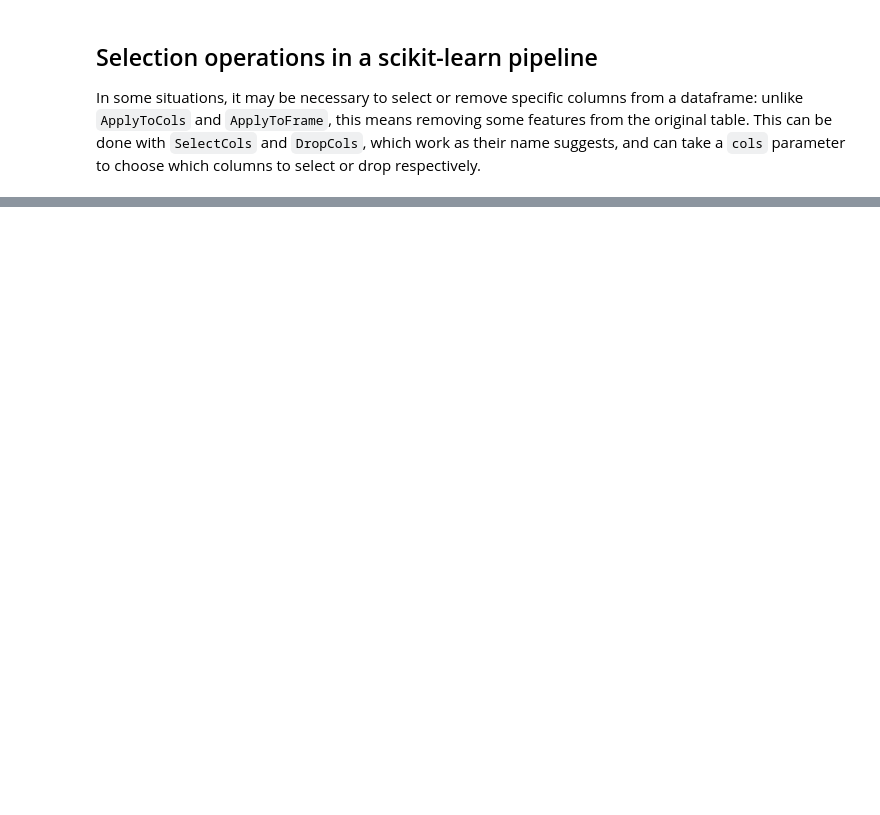
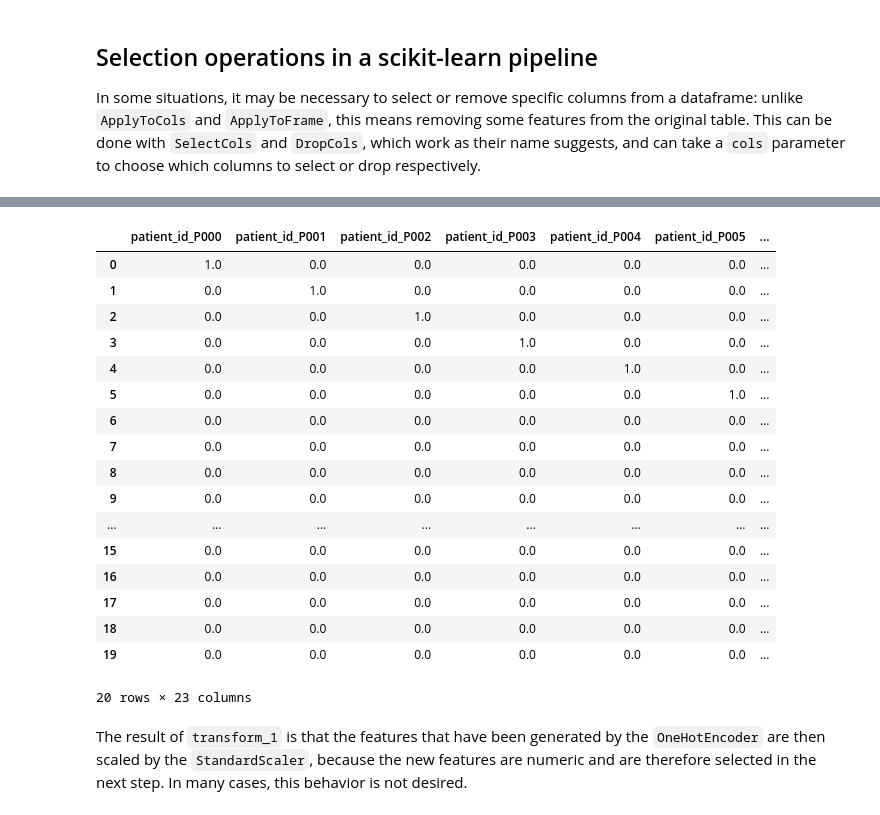
Before and after one commit to skrub-data/skrub-tutorials, a Jupyter notebook: content/notebooks/03_feat_eng_apply.ipynb, the cells around one changed output, grey strips where cells are left out. Drawn from its saved outputs; the diff is of its cells as text; code cells hidden in the pictures; blank space fills up the shorter version.

```diff
--- a/content/notebooks/03_feat_eng_apply.ipynb
+++ b/content/notebooks/03_feat_eng_apply.ipynb
@@ -126,0 +288,27 @@ which columns to select or drop respectively.
+# %%
+transform_2 = make_pipeline(scale, encode)
+transform_2.fit_transform(df)
+# %% [output]
+|  | patient_id_P000 | patient_id_P001 | patient_id_P002 | patient_id_P003 | patient_id_P004 | patient_id_P005 | ... |
+| 0 | 1.0 | 0.0 | 0.0 | 0.0 | 0.0 | 0.0 | ... |
+| 1 | 0.0 | 1.0 | 0.0 | 0.0 | 0.0 | 0.0 | ... |
+| 2 | 0.0 | 0.0 | 1.0 | 0.0 | 0.0 | 0.0 | ... |
+| 3 | 0.0 | 0.0 | 0.0 | 1.0 | 0.0 | 0.0 | ... |
+| 4 | 0.0 | 0.0 | 0.0 | 0.0 | 1.0 | 0.0 | ... |
+| 5 | 0.0 | 0.0 | 0.0 | 0.0 | 0.0 | 1.0 | ... |
+| 6 | 0.0 | 0.0 | 0.0 | 0.0 | 0.0 | 0.0 | ... |
+| 7 | 0.0 | 0.0 | 0.0 | 0.0 | 0.0 | 0.0 | ... |
+| 8 | 0.0 | 0.0 | 0.0 | 0.0 | 0.0 | 0.0 | ... |
+| 9 | 0.0 | 0.0 | 0.0 | 0.0 | 0.0 | 0.0 | ... |
+| ... | ... | ... | ... | ... | ... | ... | ... |
+| 15 | 0.0 | 0.0 | 0.0 | 0.0 | 0.0 | 0.0 | ... |
+| 16 | 0.0 | 0.0 | 0.0 | 0.0 | 0.0 | 0.0 | ... |
+| 17 | 0.0 | 0.0 | 0.0 | 0.0 | 0.0 | 0.0 | ... |
+| 18 | 0.0 | 0.0 | 0.0 | 0.0 | 0.0 | 0.0 | ... |
+| 19 | 0.0 | 0.0 | 0.0 | 0.0 | 0.0 | 0.0 | ... |
+20 rows × 23 columns
+# %% [markdown]
+The result of `transform_1` is that the features that have been generated by
+the `OneHotEncoder` are then scaled by the `StandardScaler`, because the new
+features are numeric and are therefore selected in the next step. In many cases,
+this behavior is not desired.
```
Also changed, not shown: parts of 18 cells of this notebook, 24 other files.
